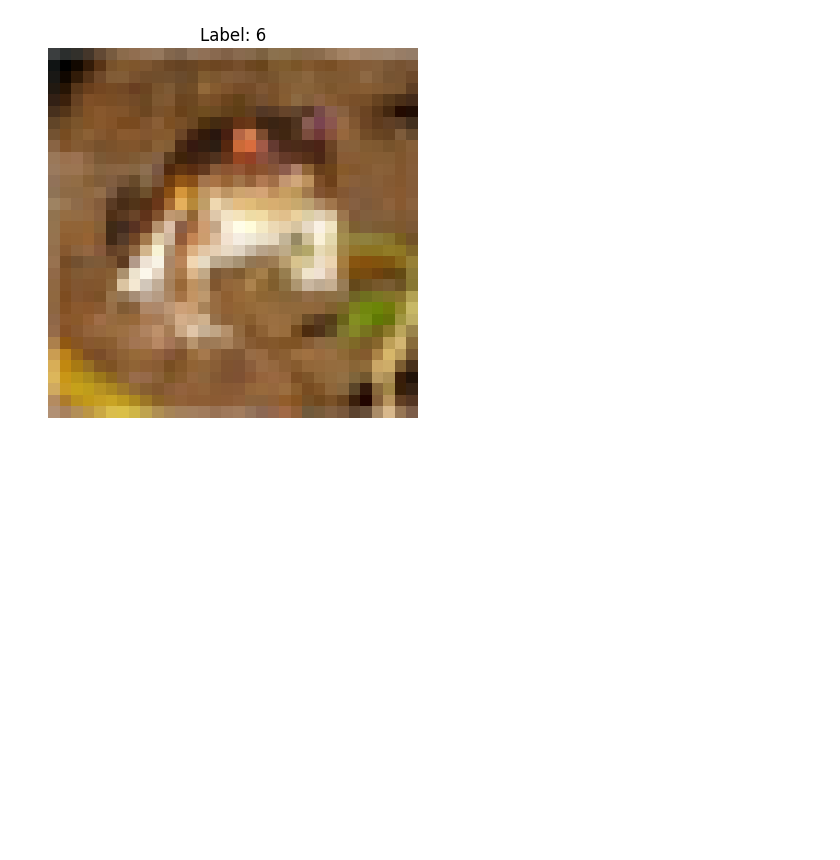
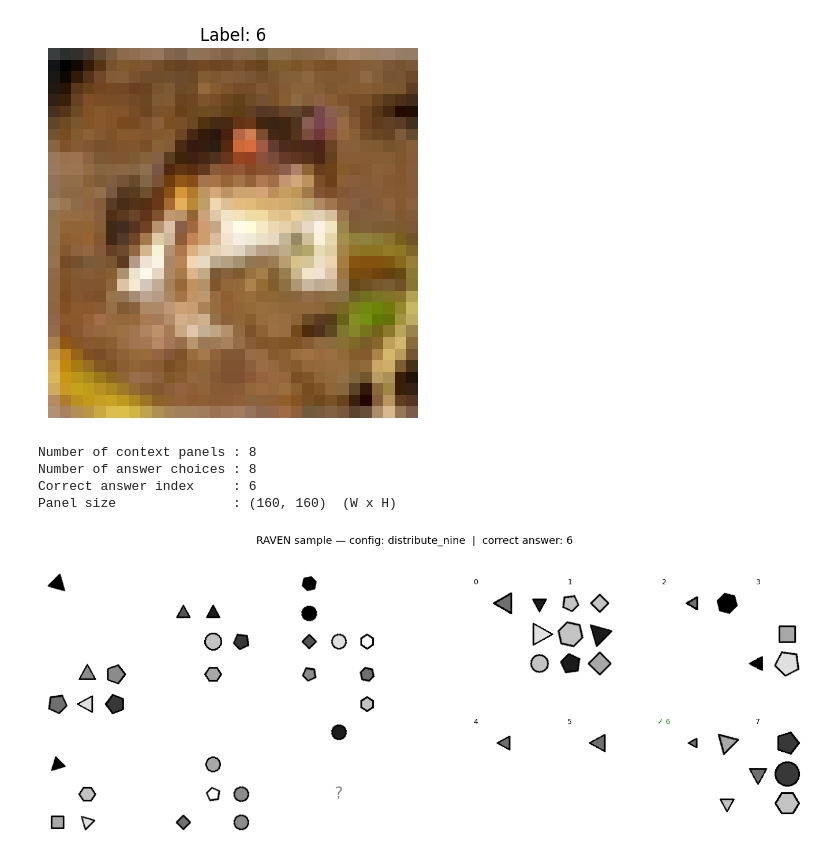
Before and after one commit to stevanna98/brain_network_into_dnn_v2, a Jupyter notebook: eda.ipynb, the cells around one changed output. Cells and saved outputs as stored; diff of their text form; code cells hidden in the pictures; blank space fills up the shorter version.

```diff
--- a/eda.ipynb
+++ b/eda.ipynb
@@ -58,3 +58,59 @@ plt.show()
 Label: 6
 Image shape: torch.Size([3, 32, 32])
 [figure]
+# %%
+
+# Load a sample from the RAVEN dataset (HuggingFace)
+from datasets import load_dataset
+import matplotlib.pyplot as plt
+import matplotlib.gridspec as gridspec
+
+ds = load_dataset("HuggingFaceM4/RAVEN", "distribute_nine", split="train")
+
+# Pick the first sample
+sample = ds[0]
+panels  = sample["panels"]   # 8 context images (the visible 3x3 matrix minus bottom-right)
+choices = sample["choices"]  # 8 answer candidates
+target  = sample["target"]   # correct answer index (0-7)
+
+print(f"Number of context panels : {len(panels)}")
+print(f"Number of answer choices : {len(choices)}")
+print(f"Correct answer index     : {target}")
+print(f"Panel size               : {panels[0].size}  (W x H)")
+
+# --- plot ---
+fig = plt.figure(figsize=(14, 6))
+fig.suptitle(f"RAVEN sample — config: distribute_nine  |  correct answer: {target}", fontsize=13)
+
+# Left: 3x3 context grid (panel 8 is the missing piece, shown as a blank)
+gs_ctx = gridspec.GridSpec(3, 3, left=0.02, right=0.48, hspace=0.05, wspace=0.05)
+for i in range(9):
+    ax = fig.add_subplot(gs_ctx[i // 3, i % 3])
+    if i < 8:
+        ax.imshow(panels[i], cmap="gray", vmin=0, vmax=255)
+    else:
+        ax.set_facecolor("#dddddd")
+        ax.text(0.5, 0.5, "?", ha="center", va="center", fontsize=20, color="#888888",
+                transform=ax.transAxes)
+    ax.axis("off")
+
+# Right: 8 answer candidates (2 rows x 4 cols), correct one highlighted in green
+gs_ans = gridspec.GridSpec(2, 4, left=0.52, right=0.98, hspace=0.1, wspace=0.05)
+for i in range(8):
+    ax = fig.add_subplot(gs_ans[i // 4, i % 4])
+    ax.imshow(choices[i], cmap="gray", vmin=0, vmax=255)
+    color = "limegreen" if i == target else "lightgray"
+    for spine in ax.spines.values():
+        spine.set_edgecolor(color)
+        spine.set_linewidth(3)
+    ax.set_title(f"{'✓ ' if i == target else ''}{i}", fontsize=9,
+                 color="green" if i == target else "black")
+    ax.axis("off")
+
+plt.show()
+# %% [output]
+Number of context panels : 8
+Number of answer choices : 8
+Correct answer index     : 6
+Panel size               : (160, 160)  (W x H)
+[figure, added]
```
Also changed, not shown: parts of 1 cell of this notebook, 1 other file.
